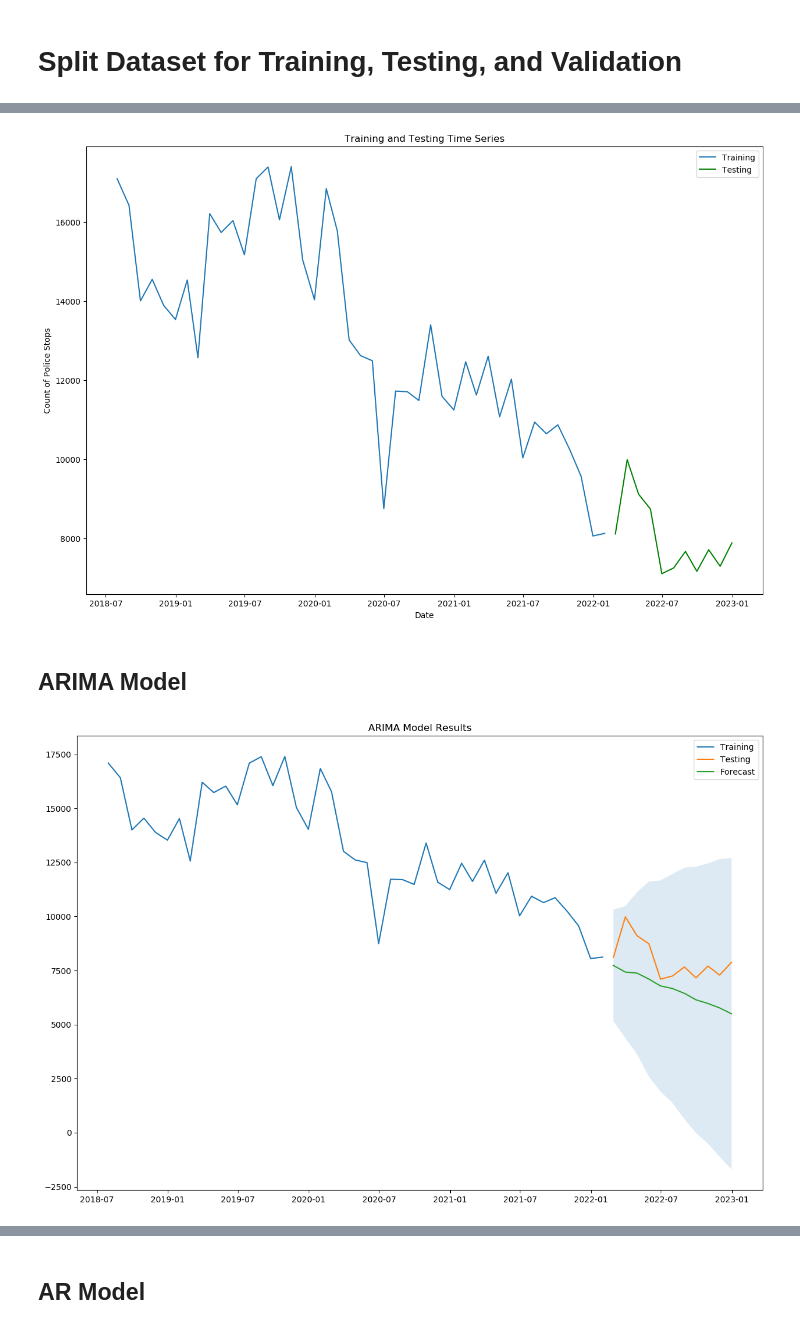
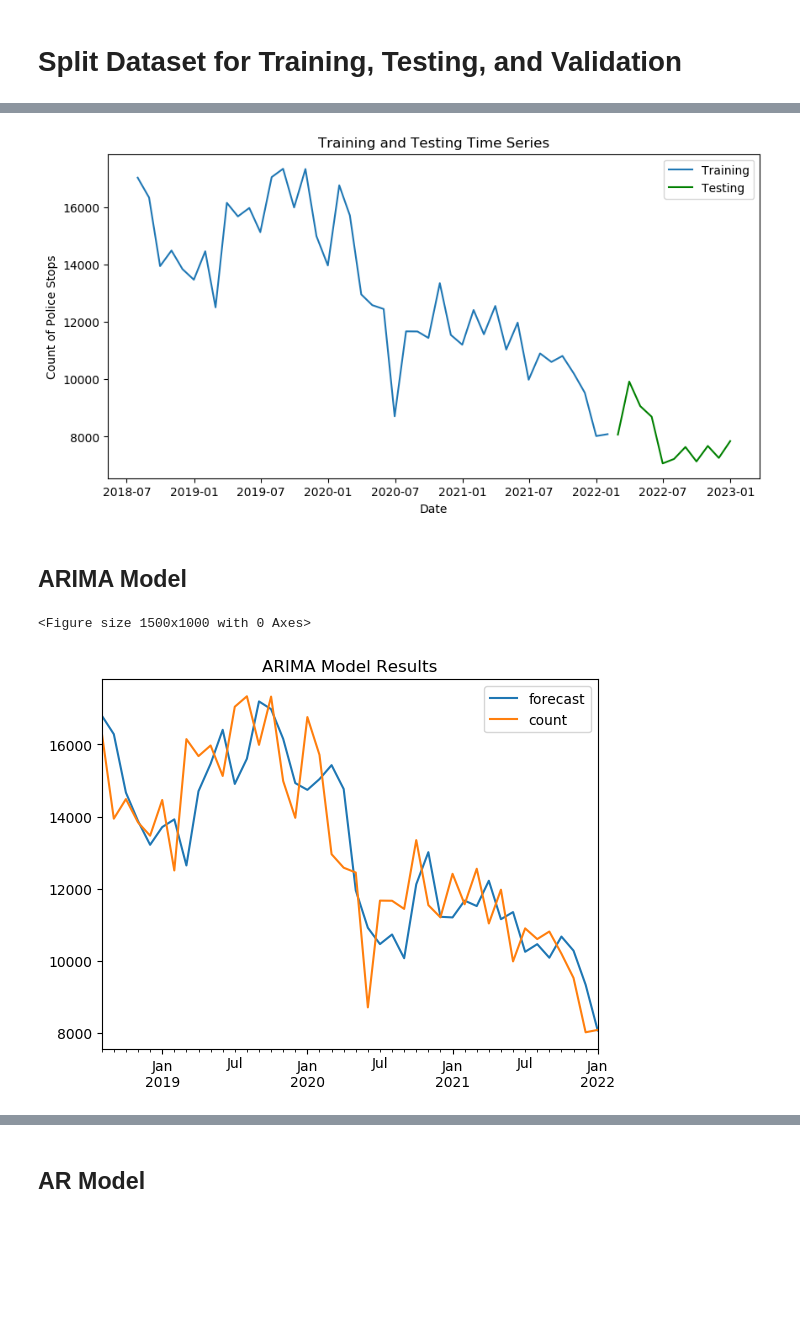
Before and after one commit to zalvatore/Predicting_Police_Activity, a Jupyter notebook: Police_Stops_Modeling.ipynb, the cells around one changed output, grey strips where cells are left out. Drawn from its saved outputs; the diff is of its cells as text; code cells hidden in the pictures; blank space fills up the shorter version.

```diff
--- a/Police_Stops_Modeling.ipynb
+++ b/Police_Stops_Modeling.ipynb
@@ -88,19 +84,19 @@ ripa_testing_set:  (11,)
 # %%
 f = plt.figure()
-f.set_figwidth(15)
-f.set_figheight(10)
+f.set_figwidth(10)
+f.set_figheight(5)
 
 
 plt.plot(ripa_stops_train)
 plt.plot(ripa_stops_test, color='green')
 
 plt.title("Training and Testing Time Series")
 plt.xlabel("Date")
 plt.ylabel("Count of Police Stops")
 plt.legend(['Training', 'Testing'])
 plt.show()
 # %% [output]
-[figure, old version]
+[figure, new version]
 # %% [markdown]
 ## ARIMA Model
 # %%
@@ -110,29 +106,28 @@ f.set_figheight(10)
 
 arima_model = ARIMA(ripa_stops_train, order = (2,1,2))
 arima_output = arima_model.fit(disp=-1)
-#plt.plot(diff_ripa)
-#plt.plot(arima_output.fittedvalues, color="orange", label = "ARIMA Results")
-#arima_output.plot_predict(dynamic = False)
+
+arima_output.plot_predict()
+
+#forecast, series, confidence = arima_output.forecast(11, alpha = 0.05)
+
+#forecast_s = pd.Series(forecast, index = ripa_stops_test.index)
+#low_bound = pd.Series(confidence[: , 0], index = ripa_stops_test.index)
+#high_bound = pd.Series(confidence[: , 1], index = ripa_stops_test.index)
 
 
-forecast, series, confidence = arima_output.forecast(11, alpha = 0.05)
-
-forecast_s = pd.Series(forecast, index = ripa_stops_test.index)
-low_bound = pd.Series(confidence[: , 0], index = ripa_stops_test.index)
-high_bound = pd.Series(confidence[: , 1], index = ripa_stops_test.index)
+#plt.plot( ripa_stops_train)
+#plt.plot( ripa_stops_test)
+#plt.plot( forecast_s)
+#plt.fill_between(low_bound.index, low_bound, high_bound, alpha = .15)
 
 
-plt.plot( ripa_stops_train)
-plt.plot( ripa_stops_test)
-plt.plot( forecast_s)
-plt.fill_between(low_bound.index, low_bound, high_bound, alpha = .15)
-
-
-plt.legend(["Training", "Testing", "Forecast"])
+#plt.legend(["Training", "Testing", "Forecast"])
 plt.title("ARIMA Model Results")
 plt.show()
 # %% [output]
+<Figure size 1500x1000 with 0 Axes>
-[figure, old version]
+[figure, new version]
 # %%
 print(arima_output.summary())
 # %% [output]
```
Also changed, not shown: parts of 7 cells of this notebook, 1 other file.
